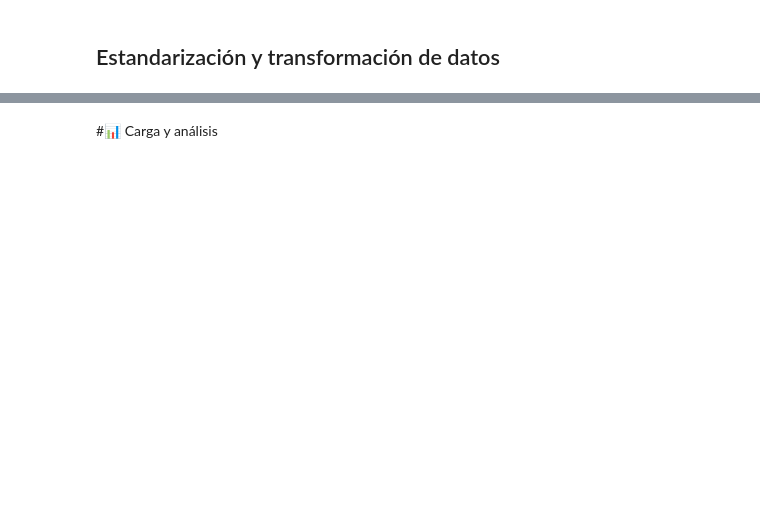
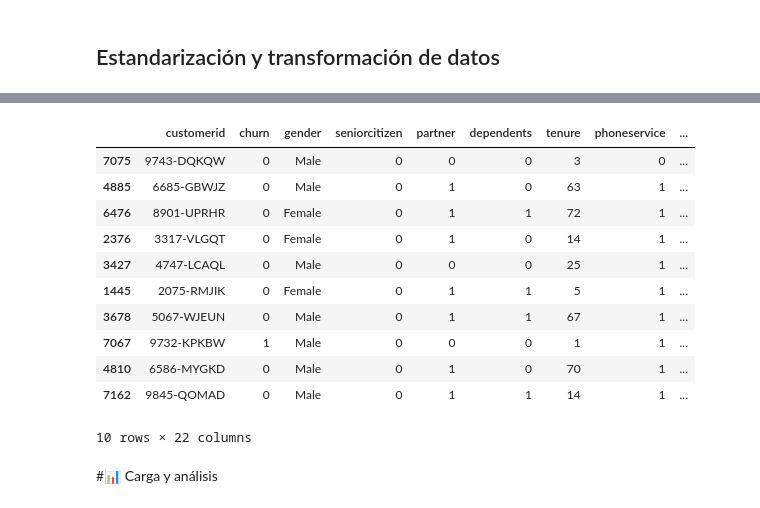
Before and after one commit to Jeder14/TelecomX_challenge-1, a Jupyter notebook: TelecomX_LATAM.ipynb, the cells around one changed output, grey strips where cells are left out. Drawn from its saved outputs; the diff is of its cells as text; code cells hidden in the pictures; blank space fills up the shorter version.

```diff
--- a/TelecomX_LATAM.ipynb
+++ b/TelecomX_LATAM.ipynb
@@ -278,0 +278,7 @@ charges_total_zero.head(11)
+# %%
+#checamos cuantos nan tenemos:
+
+#Utilizando .replace transformamos todos los tipos de 'vacios' como valores reales nan, la seccion de charges no tiene inconsistencias
+
+datos_normalizados.replace(['', ' ', 'NaN', 'nan', 'NULL', 'N/A'], np.nan, inplace=True) #La sustitucion se aplica directamente en el DataFrame
+datos_normalizados.isnull().sum()
@@ -280,0 +321,4 @@ charges_total_zero.head(11)
+# %%
+#Convertimos yes y no en 1 y 0 solo para churn, ya que tambien tiene valores vacios
+datos_normalizados['churn']=datos_normalizados['churn'].replace({'Yes':'1','No':'0'})
+datos_normalizados['churn'].unique()
@@ -280,0 +327,9 @@ charges_total_zero.head(11)
+# %%
+#Se reemplazan las demas columnas
+columnas_bin=['partner','dependents','phoneservice','paperlessbilling']
+for col in columnas_bin:
+  datos_normalizados[col]=datos_normalizados[col].replace({'Yes':'1','No':'0'})
+  datos_normalizados[col]=datos_normalizados[col].astype(np.int64)
+
+for col in columnas_bin:
+  print(f'{col}:{datos_normalizados[col].unique()}')
@@ -281,2 +364,17 @@ charges_total_zero.head(11)
+# %%
+datos_normalizados.sample(10)
+# %% [output]
+|  | customerid | churn | gender | seniorcitizen | partner | dependents | tenure | phoneservice | ... |
+| 7075 | 9743-DQKQW | 0 | Male | 0 | 0 | 0 | 3 | 0 | ... |
+| 4885 | 6685-GBWJZ | 0 | Male | 0 | 1 | 0 | 63 | 1 | ... |
+| 6476 | 8901-UPRHR | 0 | Female | 0 | 1 | 1 | 72 | 1 | ... |
+| 2376 | 3317-VLGQT | 0 | Female | 0 | 1 | 0 | 14 | 1 | ... |
+| 3427 | 4747-LCAQL | 0 | Male | 0 | 0 | 0 | 25 | 1 | ... |
+| 1445 | 2075-RMJIK | 0 | Female | 0 | 1 | 1 | 5 | 1 | ... |
+| 3678 | 5067-WJEUN | 0 | Male | 0 | 1 | 1 | 67 | 1 | ... |
+| 7067 | 9732-KPKBW | 1 | Male | 0 | 0 | 0 | 1 | 1 | ... |
+| 4810 | 6586-MYGKD | 0 | Male | 0 | 1 | 0 | 70 | 1 | ... |
+| 7162 | 9845-QOMAD | 0 | Male | 0 | 1 | 1 | 14 | 1 | ... |
+10 rows × 22 columns
 # %% [markdown]
 #📊 Carga y análisis
```
Also changed, not shown: parts of 12 cells of this notebook.
